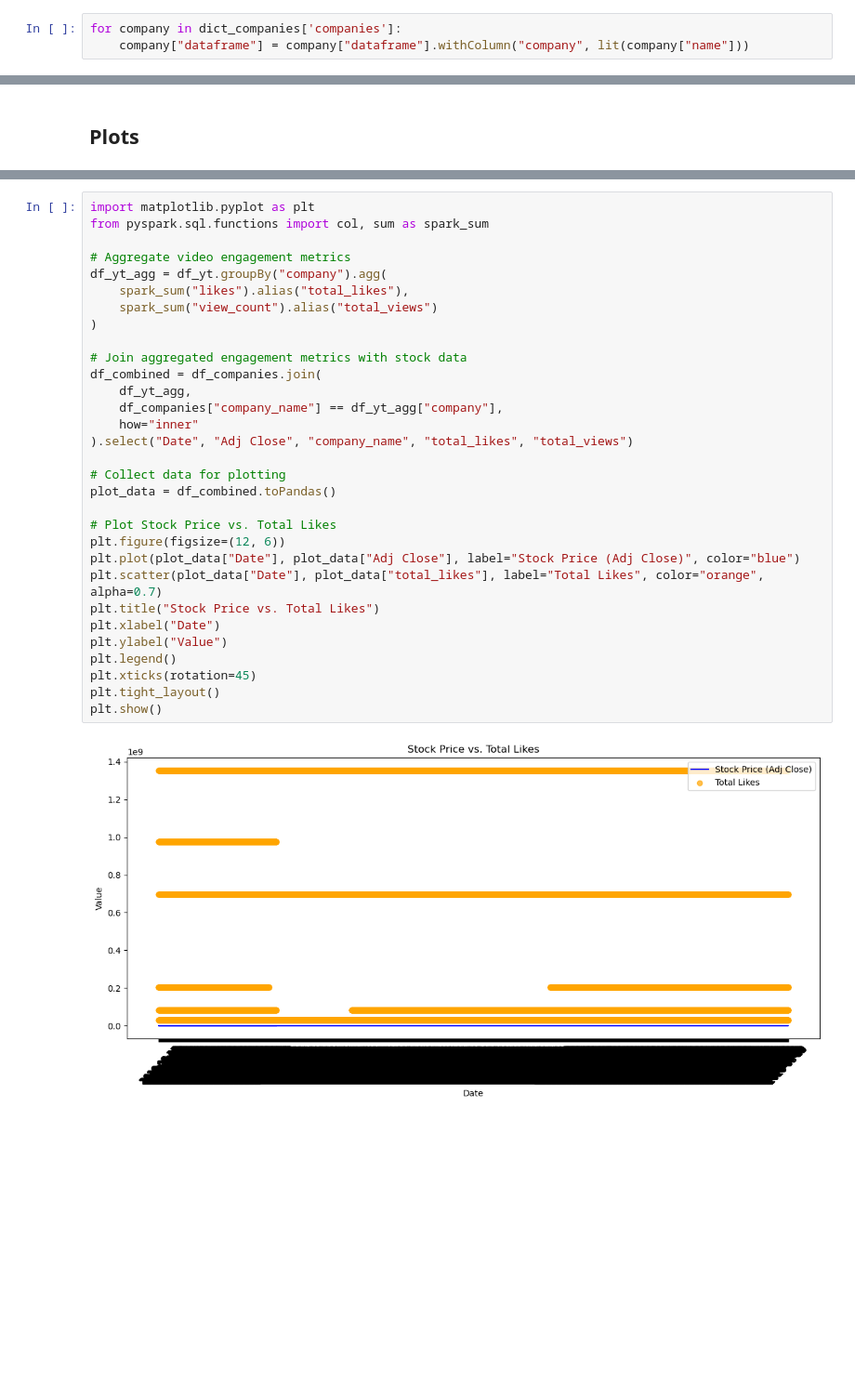
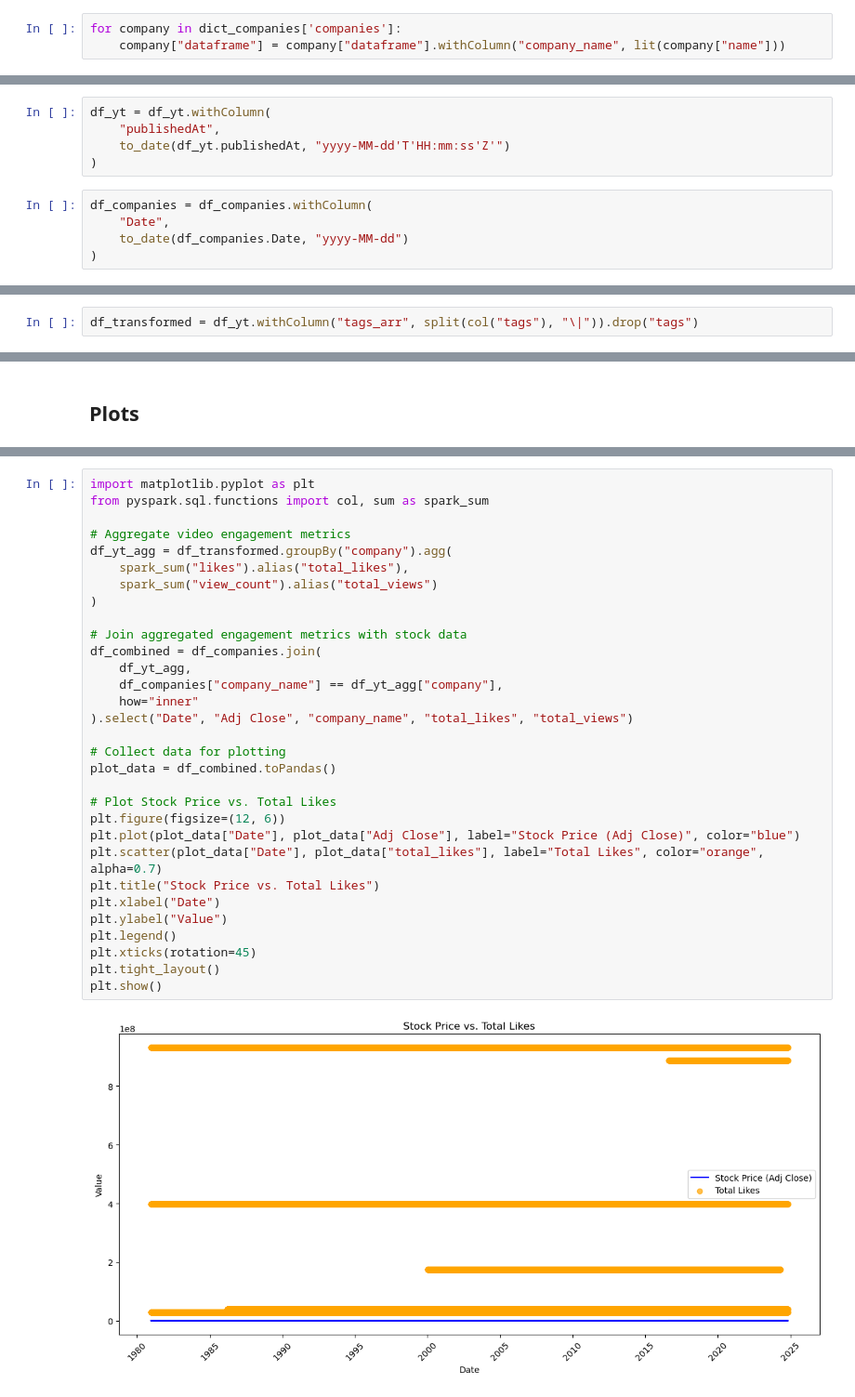
Before and after one commit to David-M-M-Isaac/BD_Project, a Jupyter notebook: scripts/tratamento_dados_spark.ipynb, the cells around one changed output, grey strips where cells are left out. Shown at 93% size. Drawn from its saved outputs; the diff is of its cells as text; blank space fills up the shorter version.

Commit message:
problema da data e das tags resolvidos plus novos plots

```diff
--- a/scripts/tratamento_dados_spark.ipynb
+++ b/scripts/tratamento_dados_spark.ipynb
@@ -66,6 +68,6 @@ dict_companies = {'companies': [
             }
 # %%
 for company in dict_companies['companies']:
-    company["dataframe"] = company["dataframe"].withColumn("company", lit(company["name"]))
+    company["dataframe"] = company["dataframe"].withColumn("company_name", lit(company["name"]))
 # %%
 df_companies = dict_companies['companies'][0]['dataframe'].union(dict_companies['companies'][1]['dataframe']).union(dict_companies['companies'][2]['dataframe']).union(dict_companies['companies'][3]['dataframe']).union(dict_companies['companies'][4]['dataframe']).union(dict_companies['companies'][5]['dataframe'])
@@ -169,0 +232,10 @@ duplicates.show()
+# %%
+df_yt = df_yt.withColumn(
+    "publishedAt",
+    to_date(df_yt.publishedAt, "yyyy-MM-dd'T'HH:mm:ss'Z'")
+)
+# %%
+df_companies = df_companies.withColumn(
+    "Date",
+    to_date(df_companies.Date, "yyyy-MM-dd")
+)
@@ -169,0 +293,2 @@ duplicates.show()
+# %%
+df_transformed = df_yt.withColumn("tags_arr", split(col("tags"), "\|")).drop("tags")
@@ -206,32 +362,32 @@ df_yt.columns
 import matplotlib.pyplot as plt
 from pyspark.sql.functions import col, sum as spark_sum
 
 # Aggregate video engagement metrics
-df_yt_agg = df_yt.groupBy("company").agg(
+df_yt_agg = df_transformed.groupBy("company").agg(
     spark_sum("likes").alias("total_likes"),
     spark_sum("view_count").alias("total_views")
 )
 
 # Join aggregated engagement metrics with stock data
 df_combined = df_companies.join(
     df_yt_agg,
     df_companies["company_name"] == df_yt_agg["company"],
     how="inner"
 ).select("Date", "Adj Close", "company_name", "total_likes", "total_views")
 
 # Collect data for plotting
 plot_data = df_combined.toPandas()
 
 # Plot Stock Price vs. Total Likes
 plt.figure(figsize=(12, 6))
 plt.plot(plot_data["Date"], plot_data["Adj Close"], label="Stock Price (Adj Close)", color="blue")
 plt.scatter(plot_data["Date"], plot_data["total_likes"], label="Total Likes", color="orange", alpha=0.7)
 plt.title("Stock Price vs. Total Likes")
 plt.xlabel("Date")
 plt.ylabel("Value")
 plt.legend()
 plt.xticks(rotation=45)
 plt.tight_layout()
 plt.show()
 # %% [output]
-[figure, old version]
+[figure, new version]
```
Also changed, not shown: parts of 34 cells of this notebook.
